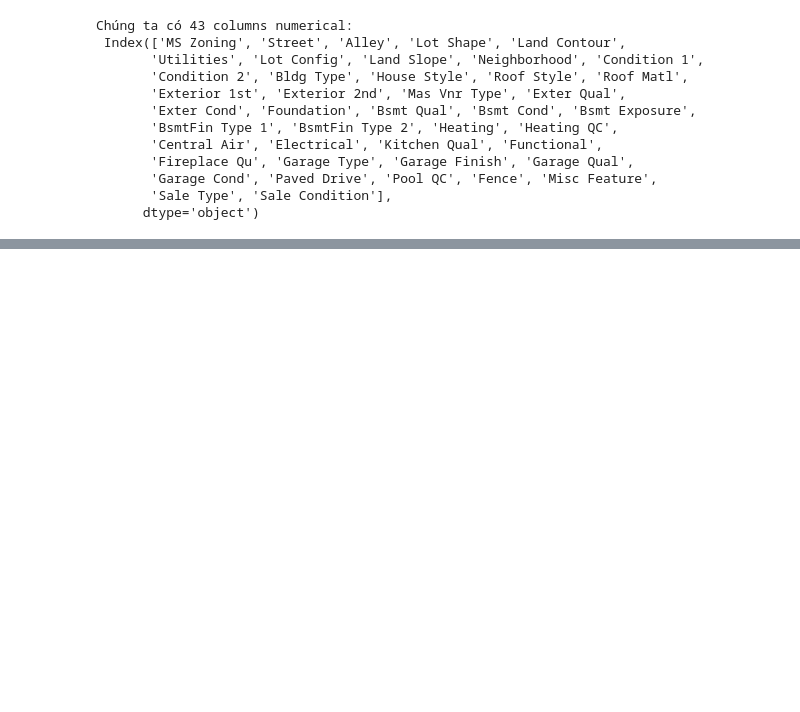
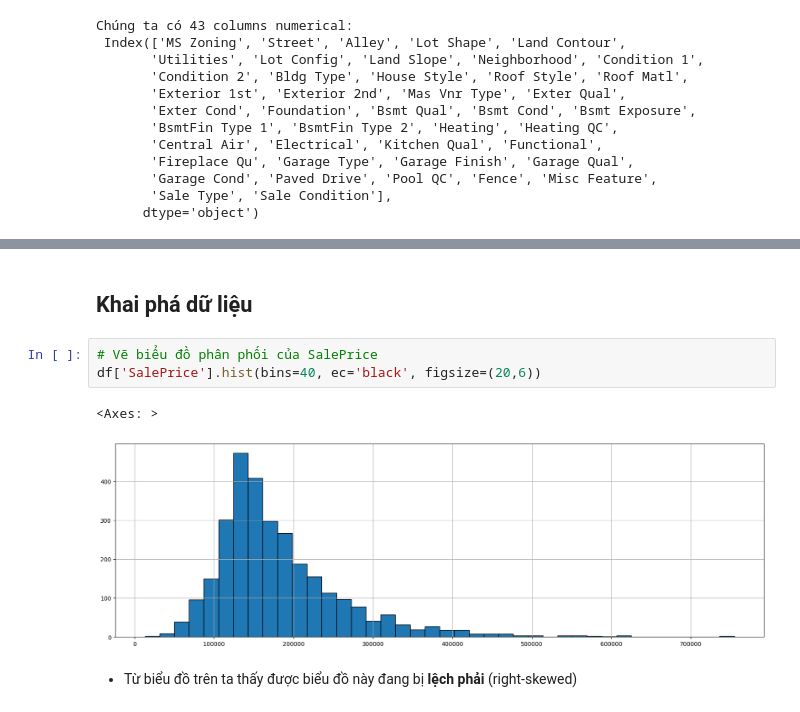
Before and after one commit to quocanh944/AmesHousingML, a Jupyter notebook: final.ipynb, the cells around one changed output, grey strips where cells are left out. Cells and saved outputs as stored; diff of their text form; blank space fills up the shorter version.

```diff
--- a/final.ipynb
+++ b/final.ipynb
@@ -146,0 +312,10 @@ Chúng ta có 43 columns numerical:
+# %% [markdown]
+## Khai phá dữ liệu
+# %%
+# Vẽ biểu đồ phân phối của SalePrice
+df['SalePrice'].hist(bins=40, ec='black', figsize=(20,6))
+# %% [output]
+<Axes: >
+[figure, added]
+# %% [markdown]
+- Từ biểu đồ trên ta thấy được biểu đồ này đang bị **lệch phải** (right-skewed)
```
Also changed, not shown: parts of 16 cells of this notebook, 1 other file.
